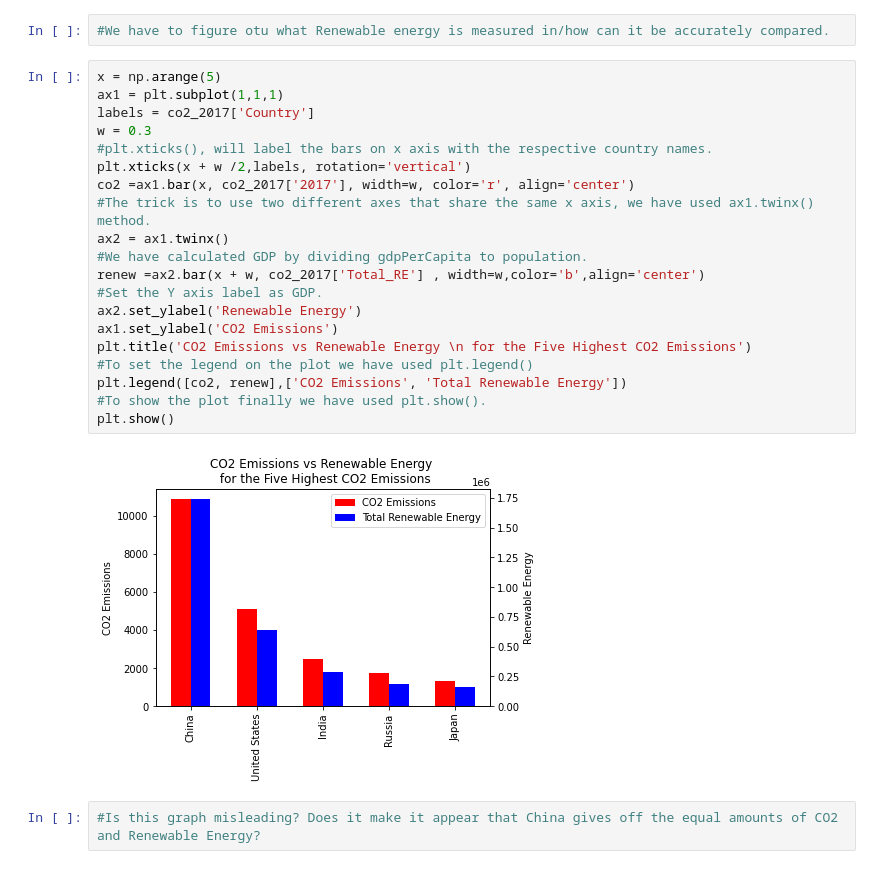
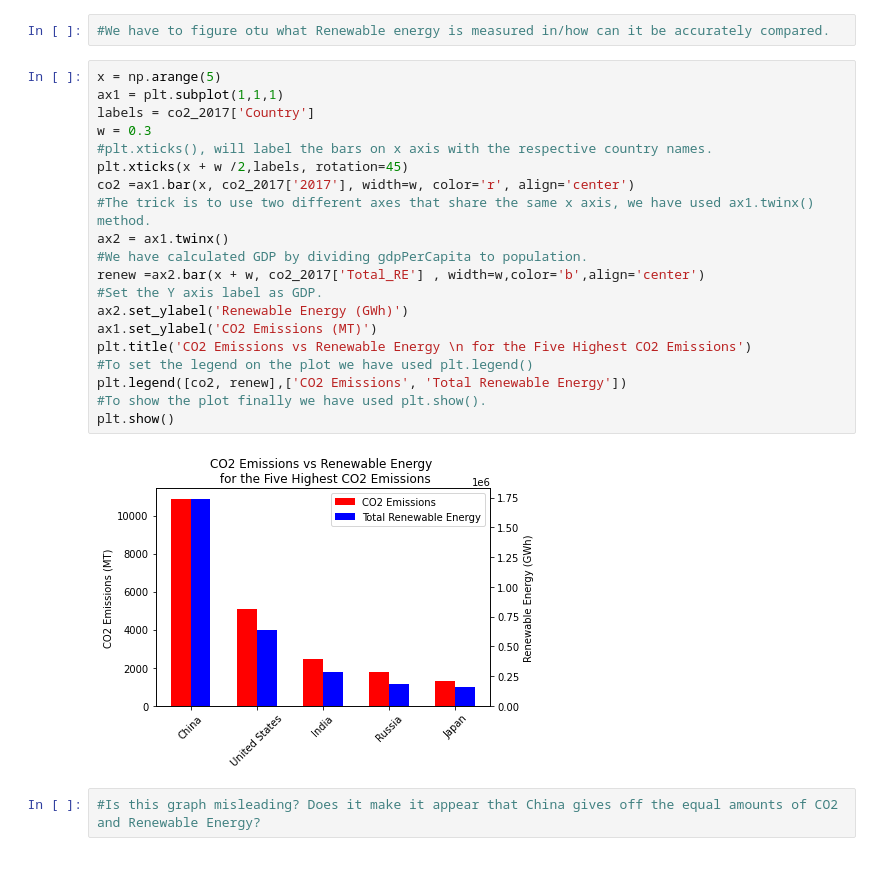
Before and after one commit to carlykelly/DS_5100_Project, a Jupyter notebook: Project Visualizations.ipynb, the cells around one changed output. Saved outputs shown, nothing was run; the diff lists cells and outputs as text.

```diff
--- a/Project Visualizations.ipynb
+++ b/Project Visualizations.ipynb
@@ -148,25 +148,25 @@ plt.bar(x,y)
 # %%
 x = np.arange(5)
 ax1 = plt.subplot(1,1,1)
 labels = co2_2017['Country']
 w = 0.3
 #plt.xticks(), will label the bars on x axis with the respective country names.
-plt.xticks(x + w /2,labels, rotation='vertical')
+plt.xticks(x + w /2,labels, rotation=45)
 co2 =ax1.bar(x, co2_2017['2017'], width=w, color='r', align='center')
 #The trick is to use two different axes that share the same x axis, we have used ax1.twinx() method.
 ax2 = ax1.twinx()
 #We have calculated GDP by dividing gdpPerCapita to population.
 renew =ax2.bar(x + w, co2_2017['Total_RE'] , width=w,color='b',align='center')
 #Set the Y axis label as GDP.
-ax2.set_ylabel('Renewable Energy')
-ax1.set_ylabel('CO2 Emissions')
+ax2.set_ylabel('Renewable Energy (GWh)')
+ax1.set_ylabel('CO2 Emissions (MT)')
 plt.title('CO2 Emissions vs Renewable Energy \n for the Five Highest CO2 Emissions')
 #To set the legend on the plot we have used plt.legend()
 plt.legend([co2, renew],['CO2 Emissions', 'Total Renewable Energy'])
 #To show the plot finally we have used plt.show().
 plt.show()
 # %% [output]
-[figure, old version]
+[figure, new version]
 # %%
 #Is this graph misleading? Does it make it appear that China gives off the equal amounts of CO2 and Renewable Energy?
 # %%
```
Also changed, not shown: parts of 8 cells of this notebook, 2 other files.
